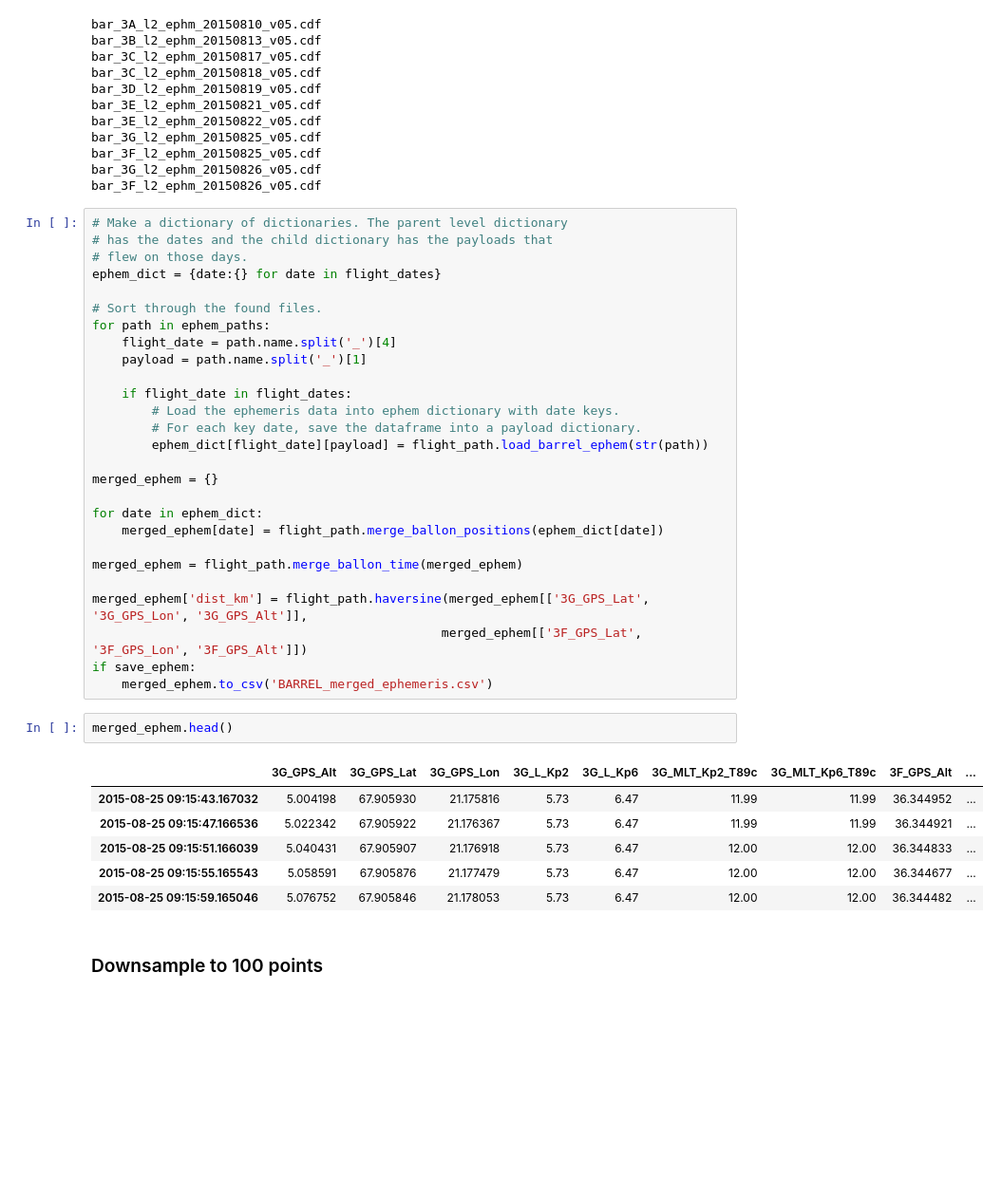
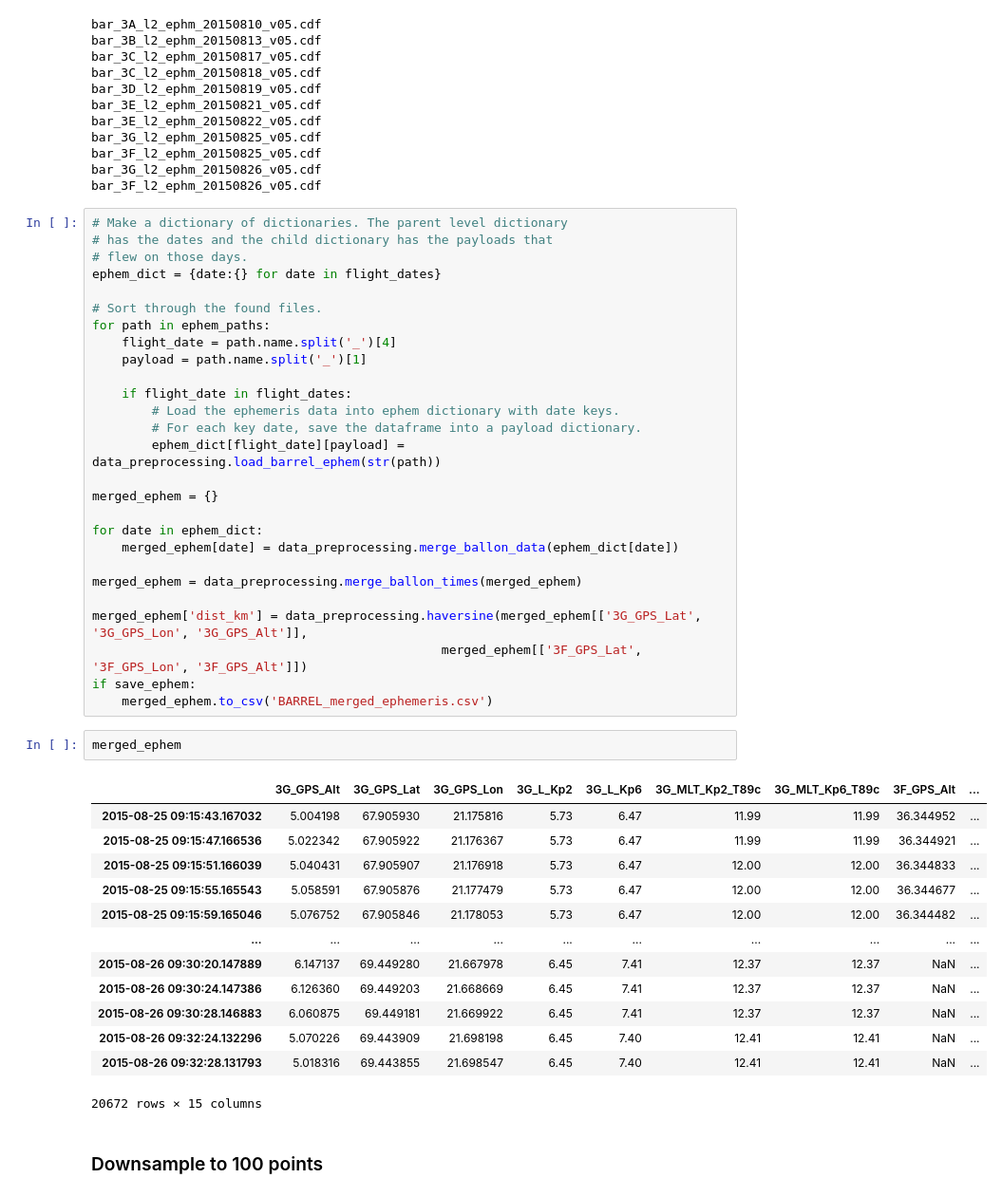
Before and after one commit to mshumko/barrel_proximity_flights, a Jupyter notebook: barrel_3g_3f_summary.ipynb, the cells around one changed output. Shown: that part at 95% size. Cells and saved outputs as stored; diff of their text form; blank space fills up the shorter version.

```diff
--- a/barrel_3g_3f_summary.ipynb
+++ b/barrel_3g_3f_summary.ipynb
@@ -50,28 +50,35 @@ for path in ephem_paths:
     if flight_date in flight_dates:
         # Load the ephemeris data into ephem dictionary with date keys.
         # For each key date, save the dataframe into a payload dictionary.
-        ephem_dict[flight_date][payload] = flight_path.load_barrel_ephem(str(path))
+        ephem_dict[flight_date][payload] = data_preprocessing.load_barrel_ephem(str(path))
 
 merged_ephem = {}
 
 for date in ephem_dict:
-    merged_ephem[date] = flight_path.merge_ballon_positions(ephem_dict[date])
+    merged_ephem[date] = data_preprocessing.merge_ballon_data(ephem_dict[date])
 
-merged_ephem = flight_path.merge_ballon_time(merged_ephem)
+merged_ephem = data_preprocessing.merge_ballon_times(merged_ephem)
 
-merged_ephem['dist_km'] = flight_path.haversine(merged_ephem[['3G_GPS_Lat', '3G_GPS_Lon', '3G_GPS_Alt']],
+merged_ephem['dist_km'] = data_preprocessing.haversine(merged_ephem[['3G_GPS_Lat', '3G_GPS_Lon', '3G_GPS_Alt']],
                                                merged_ephem[['3F_GPS_Lat', '3F_GPS_Lon', '3F_GPS_Alt']])
 if save_ephem:
     merged_ephem.to_csv('BARREL_merged_ephemeris.csv')
 # %%
-merged_ephem.head()
+merged_ephem
 # %% [output]
 |  | 3G_GPS_Alt | 3G_GPS_Lat | 3G_GPS_Lon | 3G_L_Kp2 | 3G_L_Kp6 | 3G_MLT_Kp2_T89c | 3G_MLT_Kp6_T89c | 3F_GPS_Alt | ... |
 | 2015-08-25 09:15:43.167032 | 5.004198 | 67.905930 | 21.175816 | 5.73 | 6.47 | 11.99 | 11.99 | 36.344952 | ... |
 | 2015-08-25 09:15:47.166536 | 5.022342 | 67.905922 | 21.176367 | 5.73 | 6.47 | 11.99 | 11.99 | 36.344921 | ... |
 | 2015-08-25 09:15:51.166039 | 5.040431 | 67.905907 | 21.176918 | 5.73 | 6.47 | 12.00 | 12.00 | 36.344833 | ... |
 | 2015-08-25 09:15:55.165543 | 5.058591 | 67.905876 | 21.177479 | 5.73 | 6.47 | 12.00 | 12.00 | 36.344677 | ... |
 | 2015-08-25 09:15:59.165046 | 5.076752 | 67.905846 | 21.178053 | 5.73 | 6.47 | 12.00 | 12.00 | 36.344482 | ... |
+| ... | ... | ... | ... | ... | ... | ... | ... | ... | ... |
+| 2015-08-26 09:30:20.147889 | 6.147137 | 69.449280 | 21.667978 | 6.45 | 7.41 | 12.37 | 12.37 | NaN | ... |
+| 2015-08-26 09:30:24.147386 | 6.126360 | 69.449203 | 21.668669 | 6.45 | 7.41 | 12.37 | 12.37 | NaN | ... |
+| 2015-08-26 09:30:28.146883 | 6.060875 | 69.449181 | 21.669922 | 6.45 | 7.41 | 12.37 | 12.37 | NaN | ... |
+| 2015-08-26 09:32:24.132296 | 5.070226 | 69.443909 | 21.698198 | 6.45 | 7.40 | 12.41 | 12.41 | NaN | ... |
+| 2015-08-26 09:32:28.131793 | 5.018316 | 69.443855 | 21.698547 | 6.45 | 7.40 | 12.41 | 12.41 | NaN | ... |
+20672 rows × 15 columns
 # %% [markdown]
 ### Downsample to 100 points
 # %%
```
Also changed, not shown: parts of 2 cells of this notebook, 4 other files.
